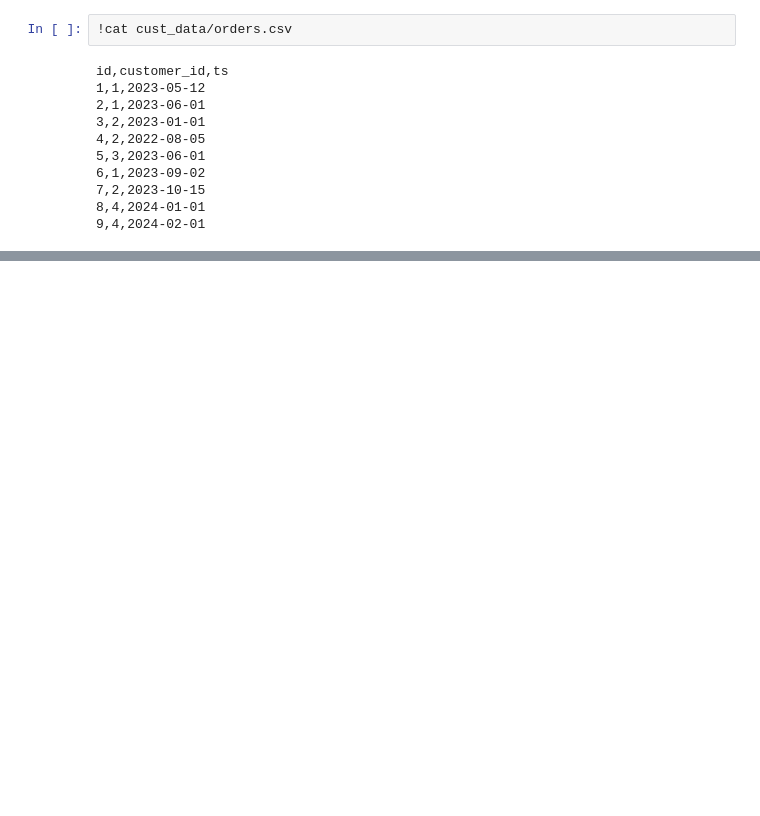
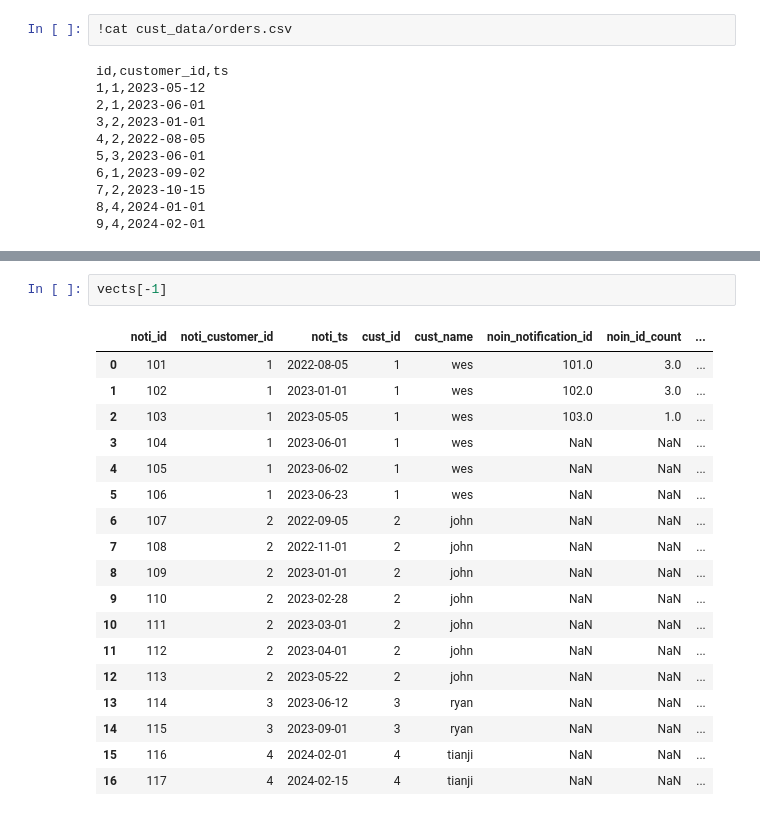
Before and after one commit to kurveai/kurveclient, a Jupyter notebook: examples/odsc_west24_ex5.ipynb, the cells around one changed output, grey strips where cells are left out. Drawn from its saved outputs; the diff is of its cells as text; blank space fills up the shorter version.

```diff
--- a/examples/odsc_west24_ex5.ipynb
+++ b/examples/odsc_west24_ex5.ipynb
@@ -164,3 +168,24 @@ vects[3]
 | 1 | 2 | john | 2.0 | 2.0 | 2.0 | 2022-08-05 00:00:00+00:00 | 2023-01-01 | ... |
 | 2 | 3 | ryan | NaN | NaN | NaN | NaT | NaT | ... |
 | 3 | 4 | tianji | NaN | NaN | NaN | NaT | NaT | ... |
+# %%
+vects[-1]
+# %% [output]
+|  | noti_id | noti_customer_id | noti_ts | cust_id | cust_name | noin_notification_id | noin_id_count | ... |
+| 0 | 101 | 1 | 2022-08-05 | 1 | wes | 101.0 | 3.0 | ... |
+| 1 | 102 | 1 | 2023-01-01 | 1 | wes | 102.0 | 3.0 | ... |
+| 2 | 103 | 1 | 2023-05-05 | 1 | wes | 103.0 | 1.0 | ... |
+| 3 | 104 | 1 | 2023-06-01 | 1 | wes | NaN | NaN | ... |
+| 4 | 105 | 1 | 2023-06-02 | 1 | wes | NaN | NaN | ... |
+| 5 | 106 | 1 | 2023-06-23 | 1 | wes | NaN | NaN | ... |
+| 6 | 107 | 2 | 2022-09-05 | 2 | john | NaN | NaN | ... |
+| 7 | 108 | 2 | 2022-11-01 | 2 | john | NaN | NaN | ... |
+| 8 | 109 | 2 | 2023-01-01 | 2 | john | NaN | NaN | ... |
+| 9 | 110 | 2 | 2023-02-28 | 2 | john | NaN | NaN | ... |
+| 10 | 111 | 2 | 2023-03-01 | 2 | john | NaN | NaN | ... |
+| 11 | 112 | 2 | 2023-04-01 | 2 | john | NaN | NaN | ... |
+| 12 | 113 | 2 | 2023-05-22 | 2 | john | NaN | NaN | ... |
+| 13 | 114 | 3 | 2023-06-12 | 3 | ryan | NaN | NaN | ... |
+| 14 | 115 | 3 | 2023-09-01 | 3 | ryan | NaN | NaN | ... |
+| 15 | 116 | 4 | 2024-02-01 | 4 | tianji | NaN | NaN | ... |
+| 16 | 117 | 4 | 2024-02-15 | 4 | tianji | NaN | NaN | ... |
```
Also changed, not shown: parts of 2 cells of this notebook, 6 other files.
